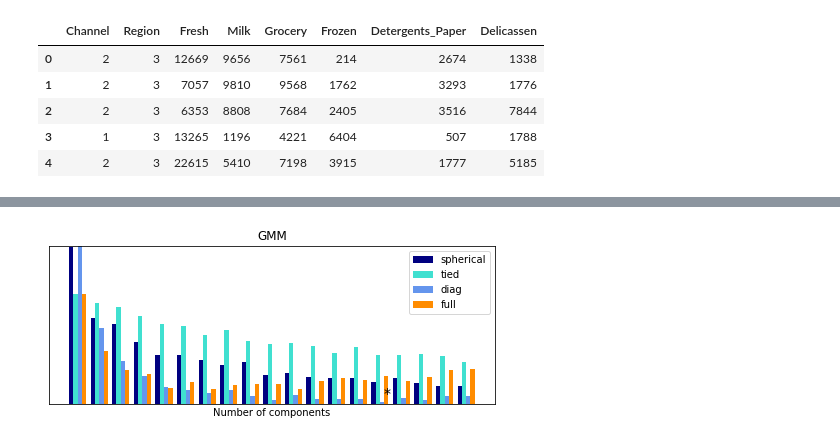
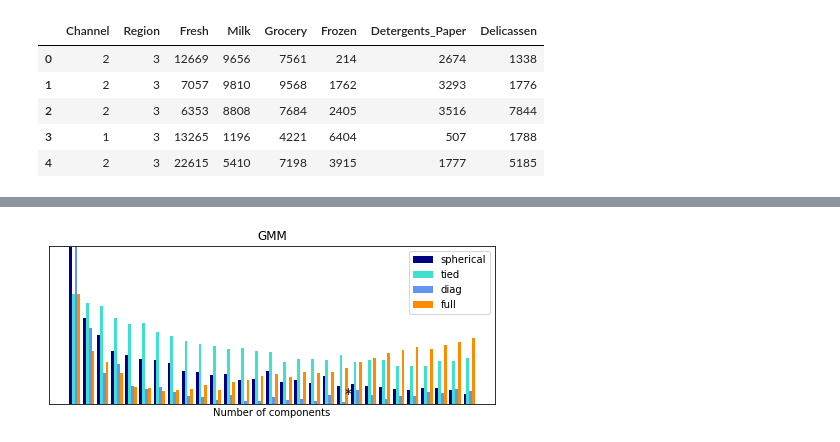
Before and after one commit to m0bi/clustering_practice, a Jupyter notebook: clustering.ipynb, the cells around one changed output, grey strips where cells are left out. Cells and saved outputs as stored; diff of their text form; code cells hidden in the pictures.

```diff
--- a/clustering.ipynb
+++ b/clustering.ipynb
@@ -42,50 +38,55 @@ df_z_scaled = sc.fit_transform(df_z_scaled)
 # %%
-lowest_bic = np.infty
-bic = []
-n_components_range = range(1, 20)
-cv_types = ['spherical', 'tied', 'diag', 'full']
-for cv_type in cv_types:
-    for n_components in n_components_range:
-        # Fit a Gaussian mixture with EM
-        gmm = mixture.GaussianMixture(n_components=n_components,
+def gmm_fit(df):
+    sc = StandardScaler()
+    df_z_scaled = df[["Fresh", "Milk", "Grocery", "Frozen", "Detergents_Paper", "Delicassen"]]
+    df_z_scaled = sc.fit_transform(df_z_scaled)
+
+    lowest_bic = np.infty
+    bic = []
+    n_components_range = range(1, 30)
+    cv_types = ['spherical', 'tied', 'diag', 'full']
+    for cv_type in cv_types:
+        for n_components in n_components_range:
+            # Fit a Gaussian mixture with EM
+            gmm = mixture.GaussianMixture(n_components=n_components,
                                       covariance_type=cv_type)
-        gmm.fit(df_z_scaled)
-        bic.append(gmm.bic(df_z_scaled))
-        if bic[-1] < lowest_bic:
-            lowest_bic = bic[-1]
-            best_gmm = gmm
+            gmm.fit(df_z_scaled)
+            bic.append(gmm.bic(df_z_scaled))
+            if bic[-1] < lowest_bic:
+                lowest_bic = bic[-1]
+                best_gmm = gmm
 
-bic = np.array(bic)
-color_iter = itertools.cycle(['navy', 'turquoise', 'cornflowerblue',
+    bic = np.array(bic)
+    color_iter = itertools.cycle(['navy', 'turquoise', 'cornflowerblue',
                               'darkorange'])
-clf = best_gmm
-bars = []
+    clf = best_gmm
+    bars = []
 
-# Plot the BIC scores
-plt.figure(figsize=(8, 6))
-spl = plt.subplot(2, 1, 1)
-for i, (cv_type, color) in enumerate(zip(cv_types, color_iter)):
-    xpos = np.array(n_components_range) + .2 * (i - 2)
-    bars.append(plt.bar(xpos, bic[i * len(n_components_range):
+    # Plot the BIC scores
+    plt.figure(figsize=(8, 6))
+    spl = plt.subplot(2, 1, 1)
+    for i, (cv_type, color) in enumerate(zip(cv_types, color_iter)):
+        xpos = np.array(n_components_range) + .2 * (i - 2)
+        bars.append(plt.bar(xpos, bic[i * len(n_components_range):
                                   (i + 1) * len(n_components_range)],
                         width=.2, color=color))
-plt.xticks(n_components_range)
-plt.ylim([bic.min() * 1.01 - .01 * bic.max(), bic.max()])
-plt.title('BIC score per model')
-xpos = np.mod(bic.argmin(), len(n_components_range)) + .65 +\
-    .2 * np.floor(bic.argmin() / len(n_components_range))
-plt.text(xpos, bic.min() * 0.97 + .03 * bic.max(), '*', fontsize=14)
-spl.set_xlabel('Number of components')
-spl.legend([b[0] for b in bars], cv_types)
+    plt.xticks(n_components_range)
+    plt.ylim([bic.min() * 1.01 - .01 * bic.max(), bic.max()])
+    plt.title('BIC score per model')
+    xpos = np.mod(bic.argmin(), len(n_components_range)) + .65 +\
+        .2 * np.floor(bic.argmin() / len(n_components_range))
+    plt.text(xpos, bic.min() * 0.97 + .03 * bic.max(), '*', fontsize=14)
+    spl.set_xlabel('Number of components')
+    spl.legend([b[0] for b in bars], cv_types)
 
-plt.xticks(())
-plt.yticks(())
-plt.title('GMM')
-plt.subplots_adjust(hspace=.35, bottom=.02)
-plt.show()
+    plt.xticks(())
+    plt.yticks(())
+    plt.title('GMM')
+    plt.subplots_adjust(hspace=.35, bottom=.02)
+    plt.show()
+    return df_z_scaled
 
-gmm_final = mixture.GaussianMixture(n_components=15,
-                                      covariance_type="diag")
+df_z_scaled = gmm_fit(df)
 # %% [output]
-[figure, old version]
+[figure, new version]
 # %%
```
Also changed, not shown: parts of 30 cells of this notebook.
